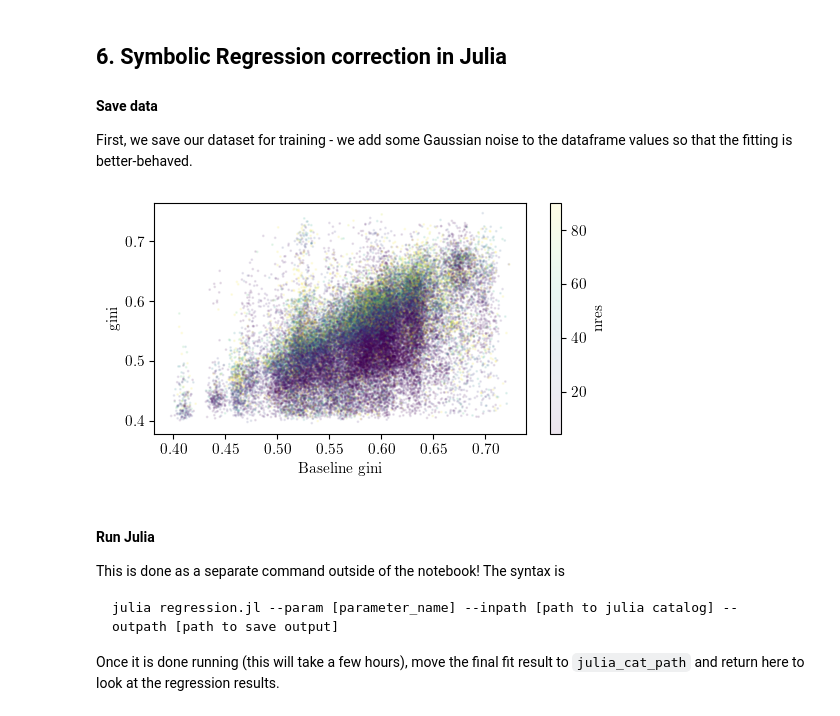
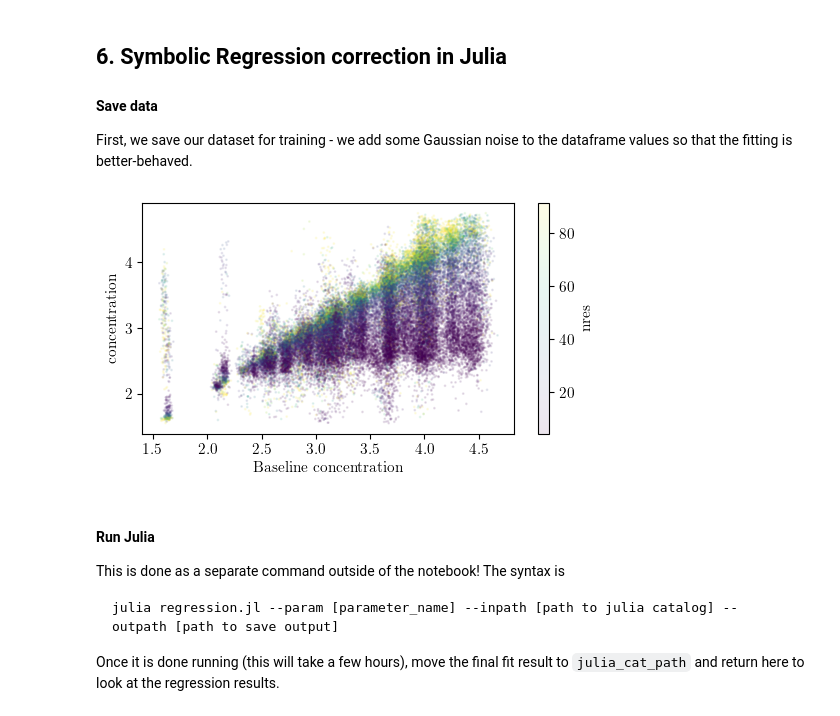
Before and after one commit to astro-nova/statmorph-lsst, a Jupyter notebook: test_suite/nbs/05 Analysis Example.ipynb, the cells around one changed output. Saved outputs shown, nothing was run; the diff lists cells and outputs as text; code cells hidden in the pictures.

```diff
--- a/test_suite/nbs/05 Analysis Example.ipynb
+++ b/test_suite/nbs/05 Analysis Example.ipynb
@@ -52,8 +49,8 @@ data['log_snr'] = np.log10(data.sn_per_pixel) # change this later
 # %% [markdown]
 Choose the parameter:
 # %%
-param = 'gini'
-paramlabel = 'G'
+param = 'concentration'
+paramlabel = 'C'
 # %% [markdown]
 Make directories to store output plots:
 # %%
@@ -167,10 +164,10 @@ fig.savefig(f'../figures/{param}/{param}_example.png',bbox_inches='tight')
 #### Save data
 First, we save our dataset for training - we add some Gaussian noise to the dataframe values so that the fitting is better-behaved.
 # %%
-fig = prep_julia_analysis(data, param, res_col, snr_col, f'../data/catalogs/julia/{param}.csv')
+data, fig = prep_julia_analysis(data, param, res_col, snr_col, f'../data/catalogs/julia_input/{param}.csv')
 fig.savefig(f'../figures/{param}/{param}_julia_dset.png',bbox_inches='tight')
 # %% [output]
-[figure, old version]
+[figure, new version]
 # %% [markdown]
 #### Run Julia
 
```
Also changed, not shown: parts of 11 cells of this notebook, 1 other file.
